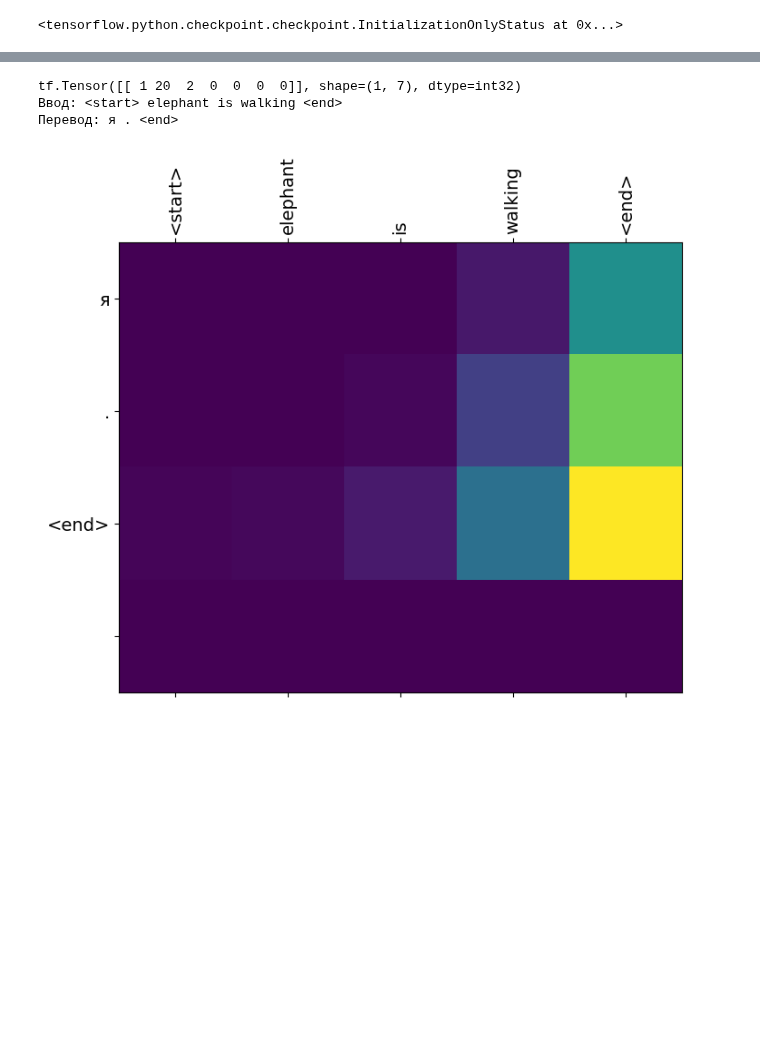
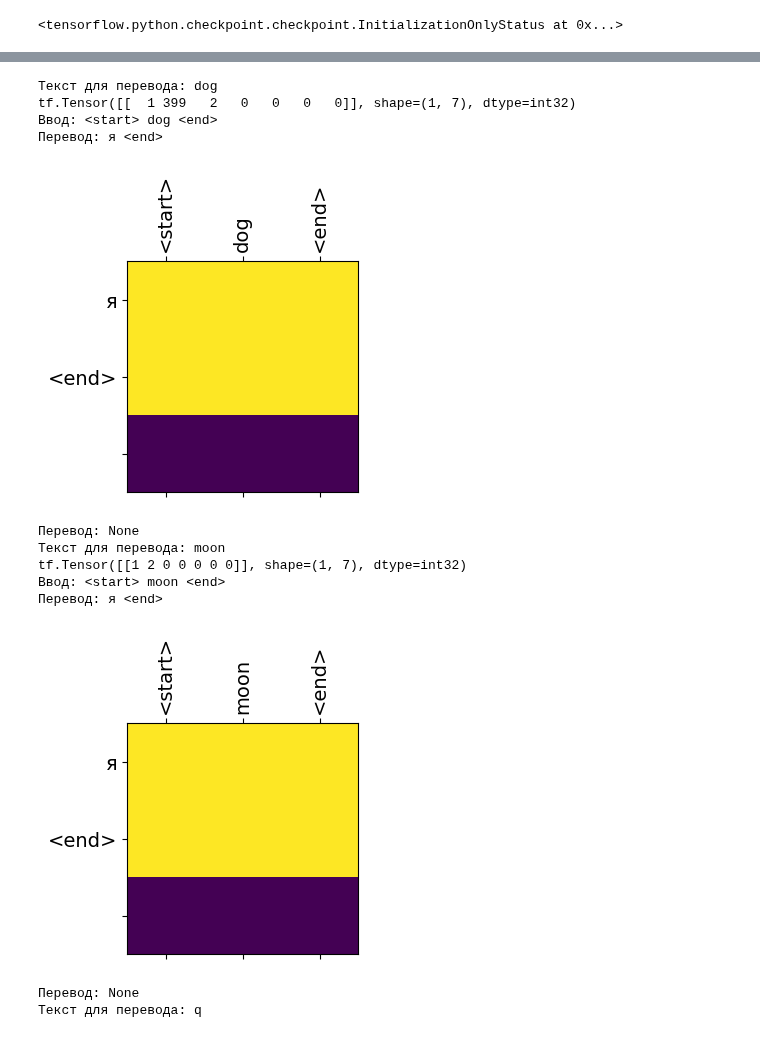
Before and after one commit to Maxxx-VS/The-Founder, a Jupyter notebook: 37_4_Translate_+_Bogdanov.ipynb, the cells around one changed output, grey strips where cells are left out. Cells and saved outputs as stored; diff of their text form; code cells hidden in the pictures; blank space fills up the shorter version.

```diff
--- a/37_4_Translate_+_Bogdanov.ipynb
+++ b/37_4_Translate_+_Bogdanov.ipynb
@@ -385,7 +387,21 @@ tf.Tensor([[  1 174   2   0   0   0   0]], shape=(1, 7), dtype=int32)
-# %%
-translate('elephant is walking')
-# %% [output]
-tf.Tensor([[ 1 20  2  0  0  0  0]], shape=(1, 7), dtype=int32)
-Ввод: <start> elephant is walking <end>
-Перевод: я . <end>
-[figure, removed]
+# %%
+# ЧАТ - БОТ
+
+text = input("Текст для перевода: ")
+while text != "q":
+    print(f"Перевод: {translate(text)}")
+    text = input("Текст для перевода: ")
+# %% [output]
+Текст для перевода: dog
+tf.Tensor([[  1 399   2   0   0   0   0]], shape=(1, 7), dtype=int32)
+Ввод: <start> dog <end>
+Перевод: я <end>
+[figure, added]
+Перевод: None
+Текст для перевода: moon
+tf.Tensor([[1 2 0 0 0 0 0]], shape=(1, 7), dtype=int32)
+Ввод: <start> moon <end>
+Перевод: я <end>
+[figure, added]
+Перевод: None
+Текст для перевода: q
```
Also changed, not shown: parts of 12 cells of this notebook.
